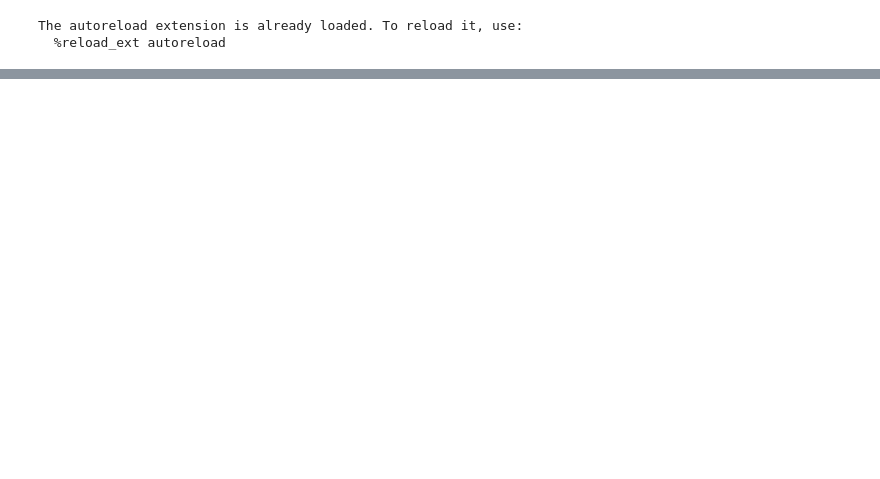
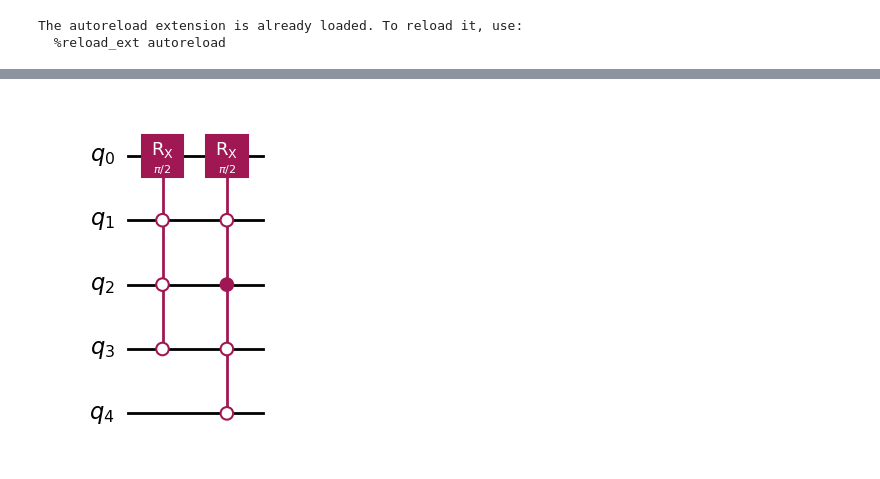
Before and after one commit to Mostafa-Atallah2020/ctqw-matching-decomp, a Jupyter notebook: examples/milticontrolled RX from expressions.ipynb, the cells around one changed output, grey strips where cells are left out. Cells and saved outputs as stored; diff of their text form; code cells hidden in the pictures; blank space fills up the shorter version.

```diff
--- a/examples/milticontrolled RX from expressions.ipynb
+++ b/examples/milticontrolled RX from expressions.ipynb
@@ -35,0 +54,5 @@ mcrx.qc.draw("mpl")
+# %%
+mcrx = mcrx.simplify()
+mcrx.qc.draw("mpl")
+# %% [output]
+[figure, added]
```
Also changed, not shown: parts of 9 cells of this notebook.
